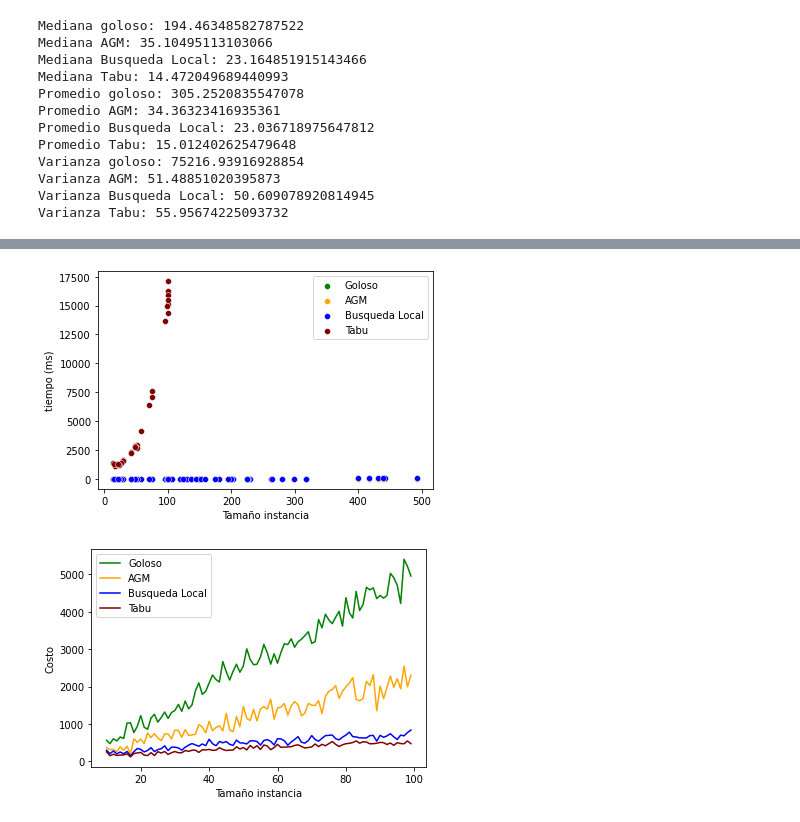
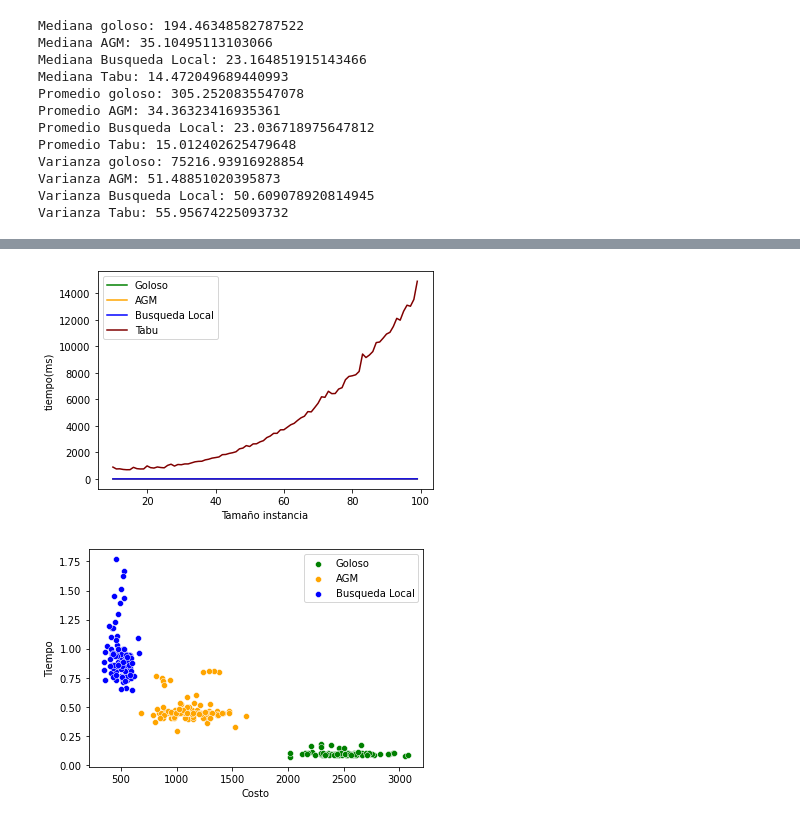
Before and after one commit to pdbruno/algoritmos3-tp2, a Jupyter notebook: python/analisis.ipynb, the cells around one changed output, grey strips where cells are left out. Saved outputs shown, nothing was run; the diff lists cells and outputs as text; code cells hidden in the pictures.

```diff
--- a/python/analisis.ipynb
+++ b/python/analisis.ipynb
@@ -15,6 +15,7 @@ def podar(arr, percent):
 # %%
 df_resultados = pd.read_csv("resultados/resultado-nuevos.csv");
 df_nuestros = pd.read_csv("resultados/resultado-nuestros.csv");
+df_fijos = pd.read_csv("resultados/resultado-fijos.csv");
 df_optimos = pd.read_csv("optimos.csv");
 optimos = df_optimos.set_index('instancia').T.to_dict('list')
 df_resultados.head()
@@ -240,32 +250,31 @@ Varianza Tabu: 55.95674225093732
 # %%
 # Comparamos el dataset densidad-alta contra una función exponencial.
-df_goloso = df_resultados[(df_resultados["metodo"]=="H-CG")].copy();
-df_agm = df_resultados[(df_resultados["metodo"]=="H-AGM")].copy();
-df_bl = df_resultados[(df_resultados["metodo"]=="BL")].copy();
-df_tabu = df_resultados[(df_resultados["metodo"]=="BL-Tabu") & (df_tabu['iteraciones'] == 1000)  & (df_tabu['T'] == 1000)].copy();
+df_goloso = df_nuestros[(df_nuestros["metodo"]=="H-CG")].copy();
+df_agm = df_nuestros[(df_nuestros["metodo"]=="H-AGM")].copy();
+df_bl = df_nuestros[(df_nuestros["metodo"]=="BL")].copy();
+df_tabu = df_nuestros[(df_nuestros["metodo"]=="BL-Tabu")].copy();
 
-fig = sns.scatterplot(data=df_goloso, x='tamaño', y='tiempo', color="green");
-fig = sns.scatterplot(data=df_agm, x='tamaño', y='tiempo', color="orange");
-fig = sns.scatterplot(data=df_bl, x='tamaño', y='tiempo', color="blue");
-fig = sns.scatterplot(data=df_tabu, x='tamaño', y='tiempo', color="maroon");
-fig.legend(labels=['Goloso','AGM', "Busqueda Local", "Tabu"]); # corregir esto
-fig.set(xlabel='Tamaño instancia', ylabel='tiempo (ms)');
-plt.savefig("graficos/AGMvsGolosovsBLvsTabu.png")
+fig = sns.lineplot(data=df_goloso, x='tamaño', y='tiempo', color="green");
+fig = sns.lineplot(data=df_agm, x='tamaño', y='tiempo', color="orange");
+fig = sns.lineplot(data=df_bl, x='tamaño', y='tiempo', color="blue");
+fig = sns.lineplot(data=df_tabu, x='tamaño', y='tiempo', color="maroon");
+fig.legend(labels=['Goloso','AGM', "Busqueda Local", "Tabu"]);
+fig.set(xlabel='Tamaño instancia', ylabel='tiempo(ms)');
+plt.savefig("graficos/comparacion-tiempo-tamanio-todos.png")
 # %% [output]
-[figure, old version]
+[figure, new version]
 # %%
 # Comparamos el dataset densidad-alta contra una función exponencial.
-df_goloso = df_nuestros[(df_nuestros["metodo"]=="H-CG")].copy();
-df_agm = df_nuestros[(df_nuestros["metodo"]=="H-AGM")].copy();
-df_bl = df_nuestros[(df_nuestros["metodo"]=="BL")].copy();
-df_tabu = df_nuestros[(df_nuestros["metodo"]=="BL-Tabu")].copy();
+df_goloso = df_fijos[(df_fijos["metodo"]=="H-CG")].copy();
+df_agm = df_fijos[(df_fijos["metodo"]=="H-AGM")].copy();
+df_bl = df_fijos[(df_fijos["metodo"]=="BL")].copy();
+df_tabu = df_fijos[(df_fijos["metodo"]=="BL-Tabu")].copy();
 
-fig = sns.lineplot(data=df_goloso, x='tamaño', y='costo', color="green");
-fig = sns.lineplot(data=df_agm, x='tamaño', y='costo', color="orange");
-fig = sns.lineplot(data=df_bl, x='tamaño', y='costo', color="blue");
-fig = sns.lineplot(data=df_tabu, x='tamaño', y='costo', color="maroon");
-fig.legend(labels=['Goloso','AGM', "Busqueda Local", "Tabu"]); # corregir esto
-fig.set(xlabel='Tamaño instancia', ylabel='Costo');
-plt.savefig("graficos/ComparacionTodosInstanciasnuestras.png")
+fig = sns.scatterplot(data=df_goloso, x='costo', y='tiempo', color="green");
+fig = sns.scatterplot(data=df_agm, x='costo', y='tiempo', color="orange");
+fig = sns.scatterplot(data=df_bl, x='costo', y='tiempo', color="blue");
+fig.legend(labels=['Goloso','AGM', "Busqueda Local", "Tabu"]);
+fig.set(xlabel='Costo', ylabel='Tiempo');
+plt.savefig("graficos/AGM-Goloso-BL-CostovsTiempo.png")
 # %% [output]
-[figure, old version]
+[figure, new version]
```
Also changed, not shown: parts of 10 cells of this notebook, 12 other files.
